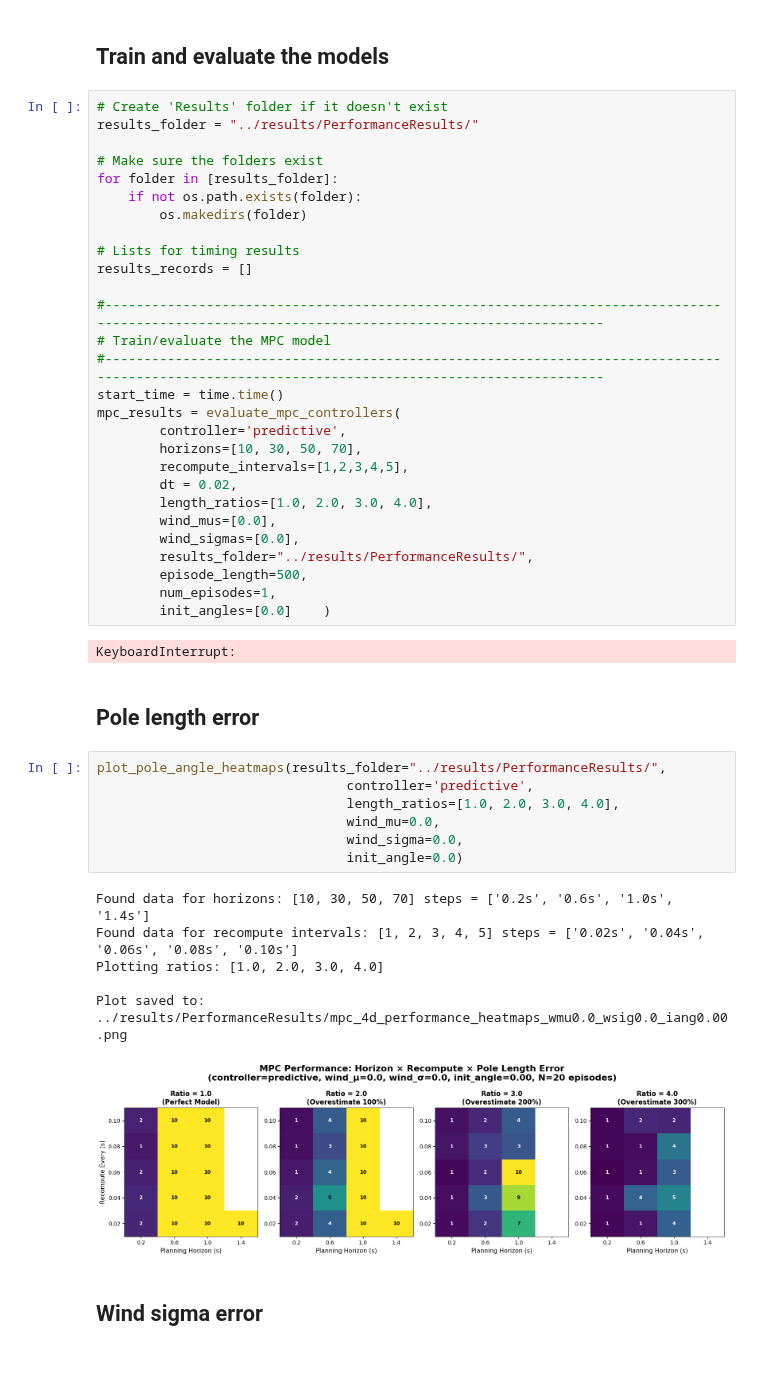
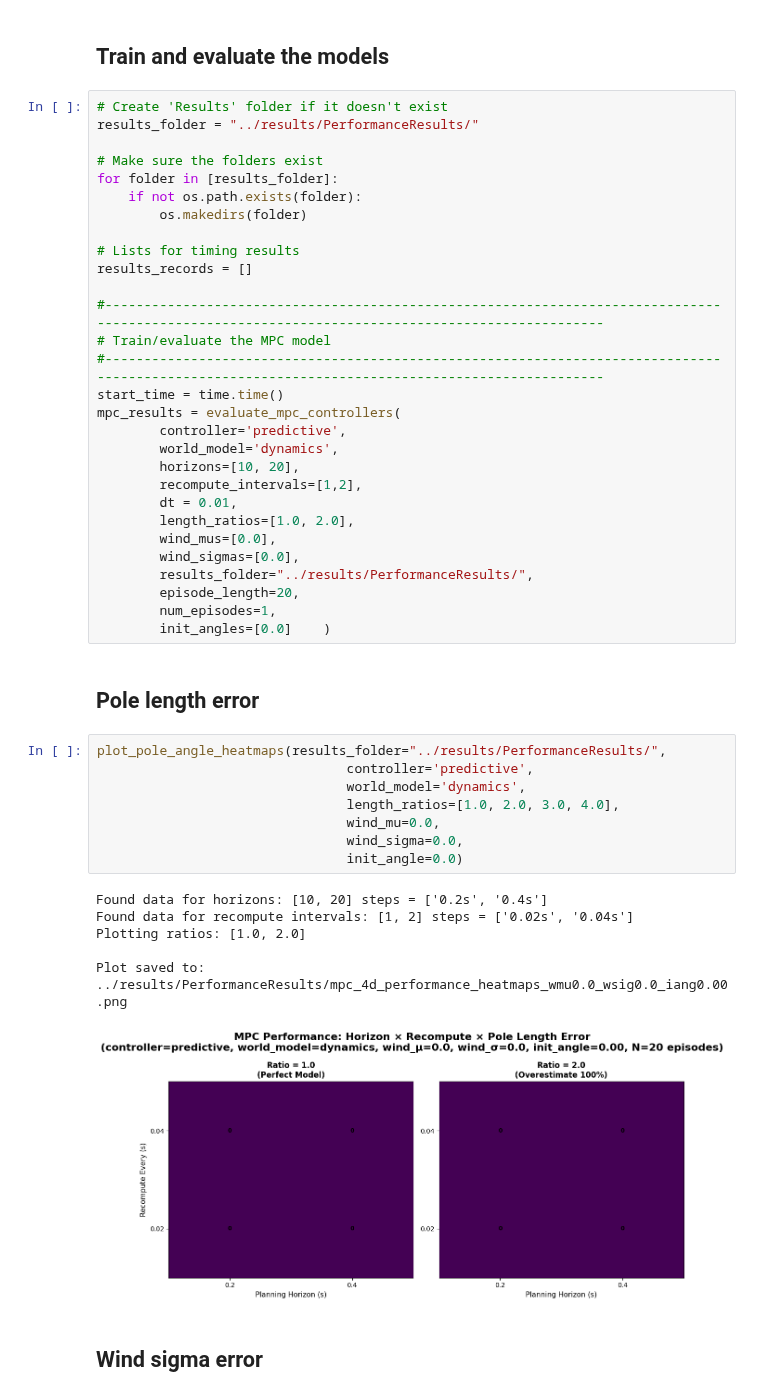
Before and after one commit to jtbuch/mpc_dojo, a Jupyter notebook: cartpole_rnn/notebooks/Cartpole_Control.ipynb, the cells around one changed output. Cells and saved outputs as stored; diff of their text form; blank space fills up the shorter version.

```diff
--- a/cartpole_rnn/notebooks/Cartpole_Control.ipynb
+++ b/cartpole_rnn/notebooks/Cartpole_Control.ipynb
@@ -50,34 +60,34 @@ results_records = []
 start_time = time.time()
 mpc_results = evaluate_mpc_controllers(
         controller='predictive',
-        horizons=[10, 30, 50, 70],
-        recompute_intervals=[1,2,3,4,5],
-        dt = 0.02,
-        length_ratios=[1.0, 2.0, 3.0, 4.0],
+        world_model='dynamics',
+        horizons=[10, 20],
+        recompute_intervals=[1,2],
+        dt = 0.01,
+        length_ratios=[1.0, 2.0],
         wind_mus=[0.0],
         wind_sigmas=[0.0],
         results_folder="../results/PerformanceResults/",
-        episode_length=500,
+        episode_length=20,
         num_episodes=1,
         init_angles=[0.0]    )
-# %% [output]
-KeyboardInterrupt:
 # %% [markdown]
 ## Pole length error
 # %%
 plot_pole_angle_heatmaps(results_folder="../results/PerformanceResults/",
                                 controller='predictive',
+                                world_model='dynamics',
                                 length_ratios=[1.0, 2.0, 3.0, 4.0],
                                 wind_mu=0.0,
                                 wind_sigma=0.0,
                                 init_angle=0.0)
 # %% [output]
-Found data for horizons: [10, 30, 50, 70] steps = ['0.2s', '0.6s', '1.0s', '1.4s']
-Found data for recompute intervals: [1, 2, 3, 4, 5] steps = ['0.02s', '0.04s', '0.06s', '0.08s', '0.10s']
-Plotting ratios: [1.0, 2.0, 3.0, 4.0]
+Found data for horizons: [10, 20] steps = ['0.2s', '0.4s']
+Found data for recompute intervals: [1, 2] steps = ['0.02s', '0.04s']
+Plotting ratios: [1.0, 2.0]
 
 Plot saved to: ../results/PerformanceResults/mpc_4d_performance_heatmaps_wmu0.0_wsig0.0_iang0.00.png
-[figure, old version]
+[figure, new version]
 # %% [markdown]
 ## Wind sigma error
 # %%
```
Also changed, not shown: parts of 4 cells of this notebook, 5 other files.
